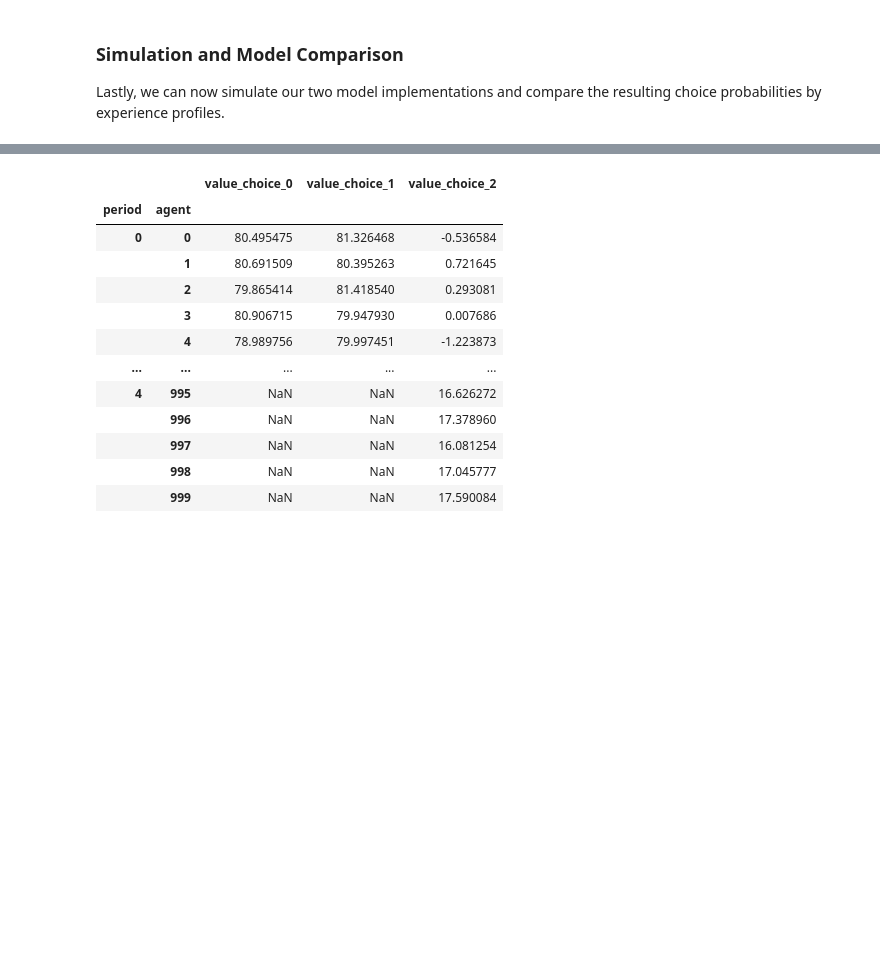
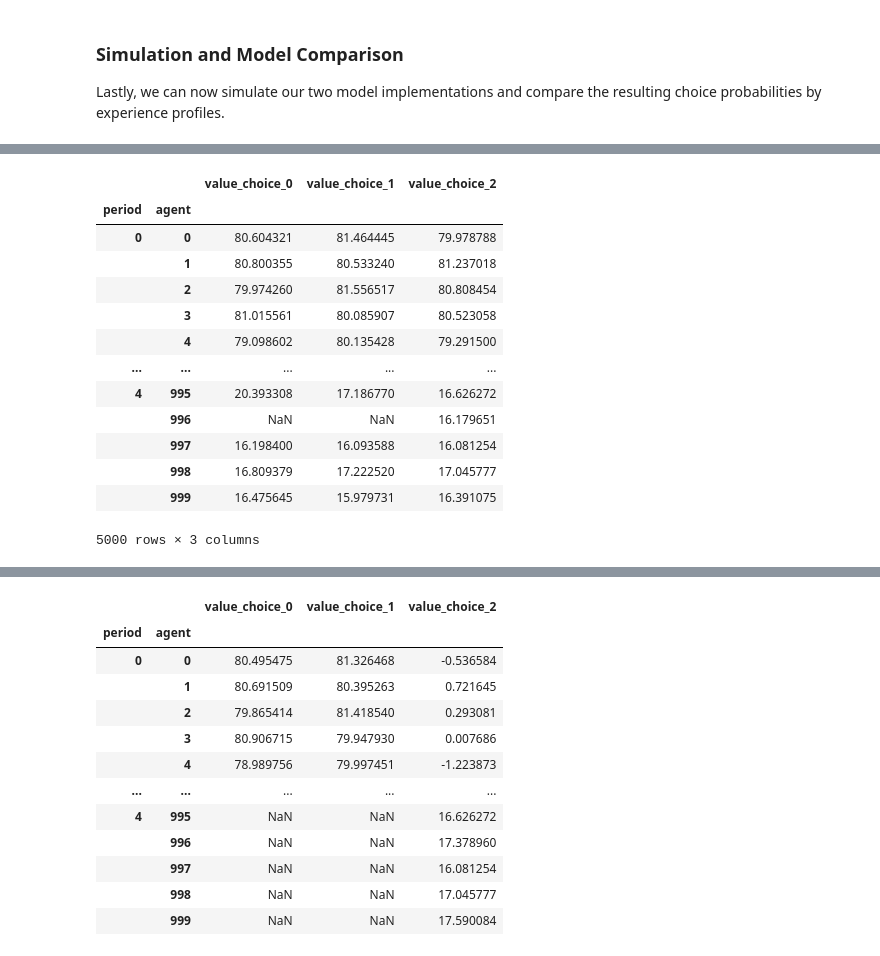
Before and after one commit to OpenSourceEconomics/dcegm, a Jupyter notebook: docs/source/background/two_occupation_model.ipynb, the cells around one changed output, grey strips where cells are left out. Saved outputs shown, nothing was run; the diff lists cells and outputs as text; code cells hidden in the pictures; blank space fills up the shorter version.

```diff
--- a/docs/source/background/two_occupation_model.ipynb
+++ b/docs/source/background/two_occupation_model.ipynb
@@ -436,3 +455,20 @@ simulate_cont_exp = model_cont_exp.get_solve_and_simulate_func(
 )
 
 df_cont_exp = simulate_cont_exp(params)
+# %%
+df[["value_choice_0", "value_choice_1", "value_choice_2"]]
+# %% [output]
+|  |  | value_choice_0 | value_choice_1 | value_choice_2 |
+| period | agent |  |  |  |
+| 0 | 0 | 80.604321 | 81.464445 | 79.978788 |
+|  | 1 | 80.800355 | 80.533240 | 81.237018 |
+|  | 2 | 79.974260 | 81.556517 | 80.808454 |
+|  | 3 | 81.015561 | 80.085907 | 80.523058 |
+|  | 4 | 79.098602 | 80.135428 | 79.291500 |
+| ... | ... | ... | ... | ... |
+| 4 | 995 | 20.393308 | 17.186770 | 16.626272 |
+|  | 996 | NaN | NaN | 16.179651 |
+|  | 997 | 16.198400 | 16.093588 | 16.081254 |
+|  | 998 | 16.809379 | 17.222520 | 17.045777 |
+|  | 999 | 16.475645 | 15.979731 | 16.391075 |
+5000 rows × 3 columns
```
Also changed, not shown: parts of 10 cells of this notebook, 1 other file.
